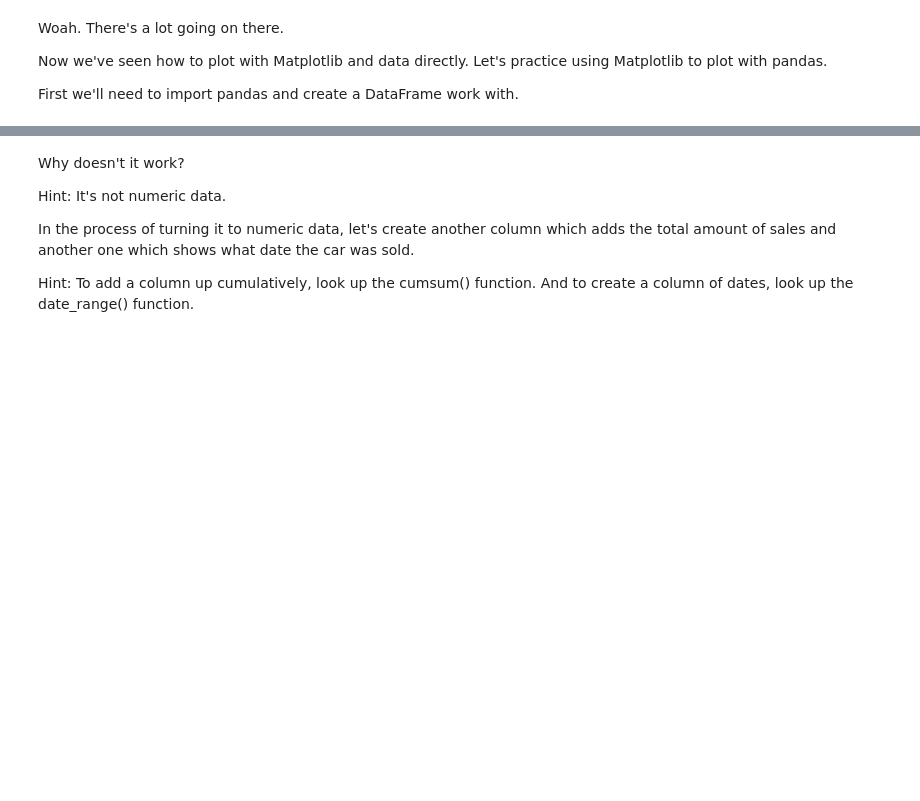
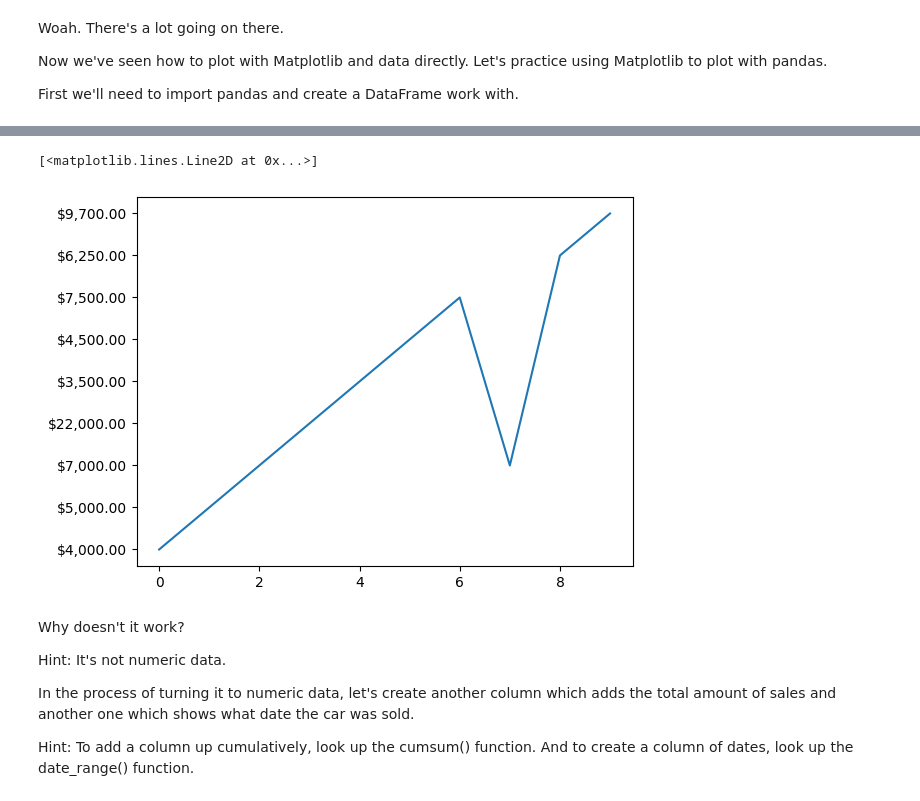
Before and after one commit to techLust/python_experiment, a Jupyter notebook: matplotlib-exercises.ipynb, the cells around one changed output, grey strips where cells are left out. Drawn from its saved outputs; the diff is of its cells as text; code cells hidden in the pictures; blank space fills up the shorter version.

Commit message:
matplotlib exercise added

```diff
--- a/matplotlib-exercises.ipynb
+++ b/matplotlib-exercises.ipynb
@@ -259,2 +267,4 @@ First we'll need to import pandas and create a DataFrame work with.
 # %%
 # Import the '../data/car-sales.csv' into a DataFame called car_sales and view
+car_sales_data = pd.read_csv("./car-sales.csv")
+car_sales_data
@@ -261,5 +283,9 @@ First we'll need to import pandas and create a DataFrame work with.
 # %%
 # Try to plot the 'Price' column using the plot() function
+plt.plot(car_sales_data["Price"])
+# %% [output]
+[<matplotlib.lines.Line2D at 0x...>]
+[figure, added]
 # %% [markdown]
 Why doesn't it work?
 
```
Also changed, not shown: parts of 25 cells of this notebook, 3 other files.
